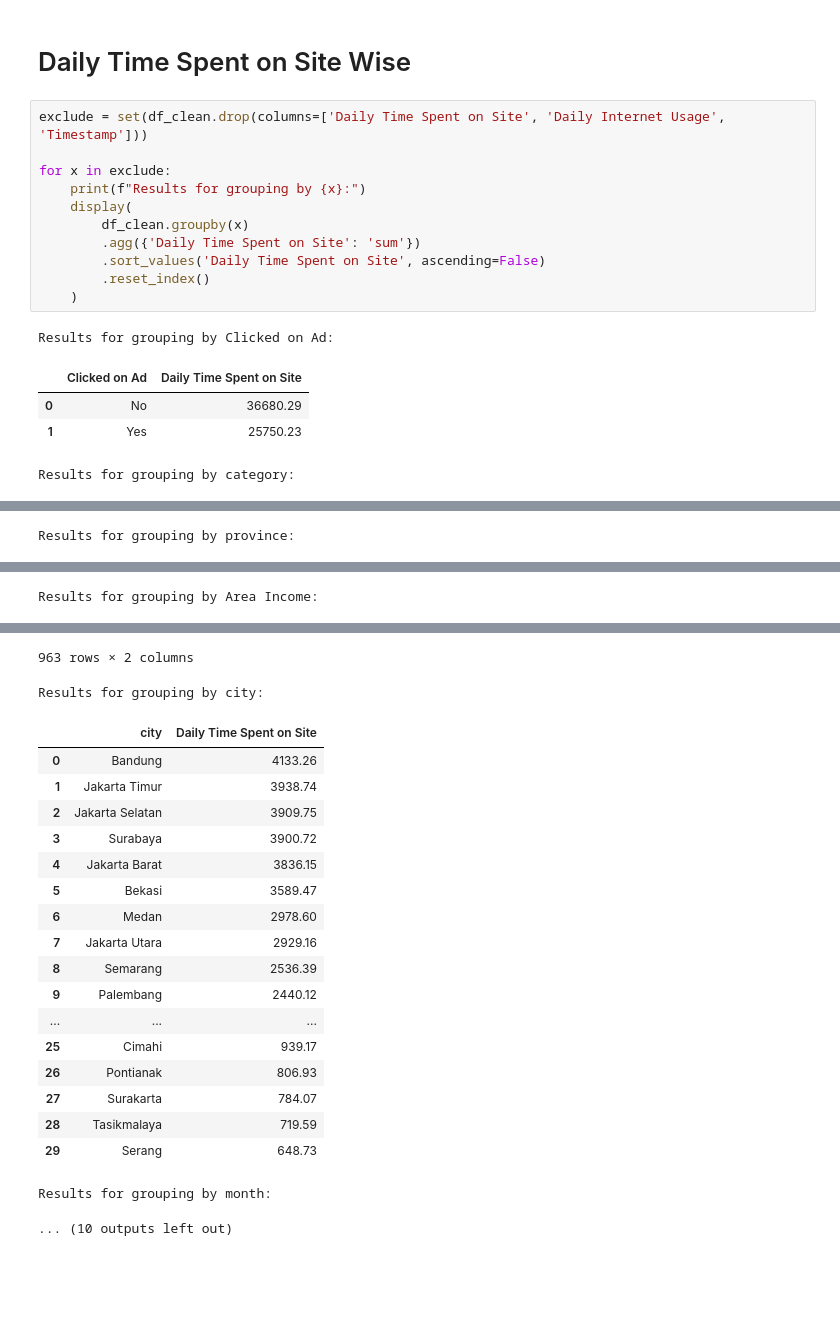
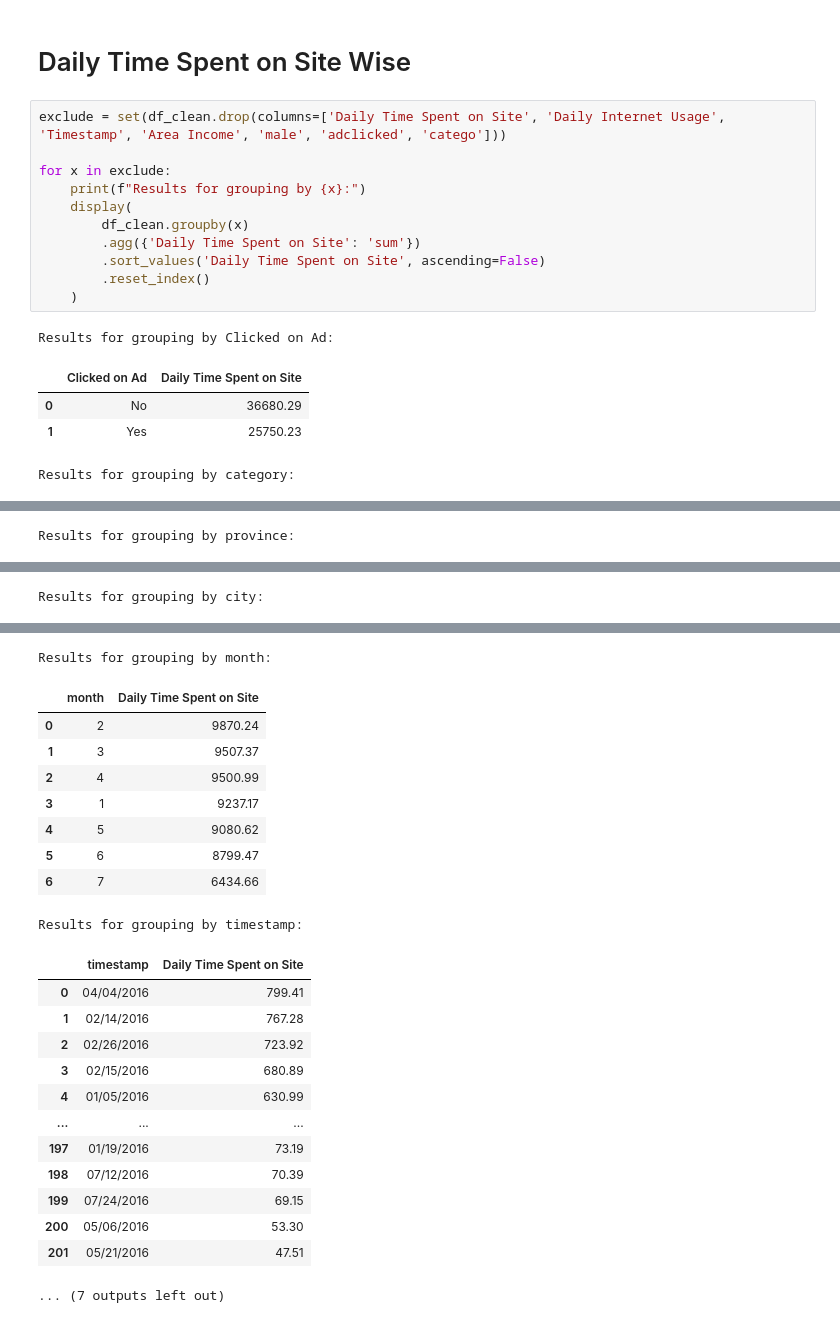
Before and after one commit to Beyoojn/predictclickads, a Jupyter notebook: advertisement.ipynb, the cells around one changed output, grey strips where cells are left out. Cells and saved outputs as stored; diff of their text form; blank space fills up the shorter version.

```diff
--- a/advertisement.ipynb
+++ b/advertisement.ipynb
@@ -165,7 +163,7 @@ df_clean
 # %% [markdown]
 # Daily Time Spent on Site Wise
 # %%
-exclude = set(df_clean.drop(columns=['Daily Time Spent on Site', 'Daily Internet Usage', 'Timestamp']))
+exclude = set(df_clean.drop(columns=['Daily Time Spent on Site', 'Daily Internet Usage', 'Timestamp', 'Area Income', 'male', 'adclicked', 'catego']))
 
 for x in exclude:
     print(f"Results for grouping by {x}:")
@@ -210,4 +208,4 @@ Results for grouping by province:
 | 13 | Bali | 1186.79 |
 | 14 | Sumatra Barat | 1184.47 |
 | 15 | Kalimantan Barat | 806.93 |
-Results for grouping by Area Income:
+Results for grouping by city:
@@ -226,21 +229,23 @@ Results for grouping by Area Income:
-963 rows × 2 columns
+Results for grouping by month:
+|  | month | Daily Time Spent on Site |
+| 0 | 2 | 9870.24 |
+| 1 | 3 | 9507.37 |
+| 2 | 4 | 9500.99 |
+| 3 | 1 | 9237.17 |
+| 4 | 5 | 9080.62 |
+| 5 | 6 | 8799.47 |
+| 6 | 7 | 6434.66 |
-Results for grouping by city:
+Results for grouping by timestamp:
-|  | city | Daily Time Spent on Site |
-| 0 | Bandung | 4133.26 |
-| 1 | Jakarta Timur | 3938.74 |
-| 2 | Jakarta Selatan | 3909.75 |
-| 3 | Surabaya | 3900.72 |
-| 4 | Jakarta Barat | 3836.15 |
-| 5 | Bekasi | 3589.47 |
-| 6 | Medan | 2978.60 |
-| 7 | Jakarta Utara | 2929.16 |
-| 8 | Semarang | 2536.39 |
-| 9 | Palembang | 2440.12 |
-| ... | ... | ... |
-| 25 | Cimahi | 939.17 |
-| 26 | Pontianak | 806.93 |
-| 27 | Surakarta | 784.07 |
-| 28 | Tasikmalaya | 719.59 |
-| 29 | Serang | 648.73 |
+|  | timestamp | Daily Time Spent on Site |
+| 0 | 04/04/2016 | 799.41 |
+| 1 | 02/14/2016 | 767.28 |
+| 2 | 02/26/2016 | 723.92 |
+| 3 | 02/15/2016 | 680.89 |
+| 4 | 01/05/2016 | 630.99 |
+| ... | ... | ... |
+| 197 | 01/19/2016 | 73.19 |
+| 198 | 07/12/2016 | 70.39 |
+| 199 | 07/24/2016 | 69.15 |
+| 200 | 05/06/2016 | 53.30 |
+| 201 | 05/21/2016 | 47.51 |
-Results for grouping by month:
+... (7 outputs left out)
-... (10 outputs left out)
```
Also changed, not shown: parts of 4 cells of this notebook.
